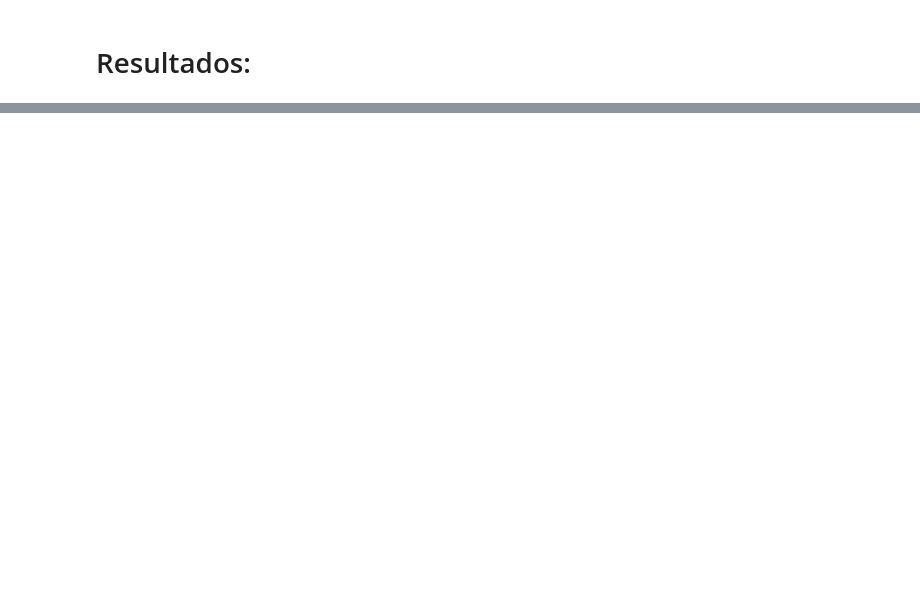
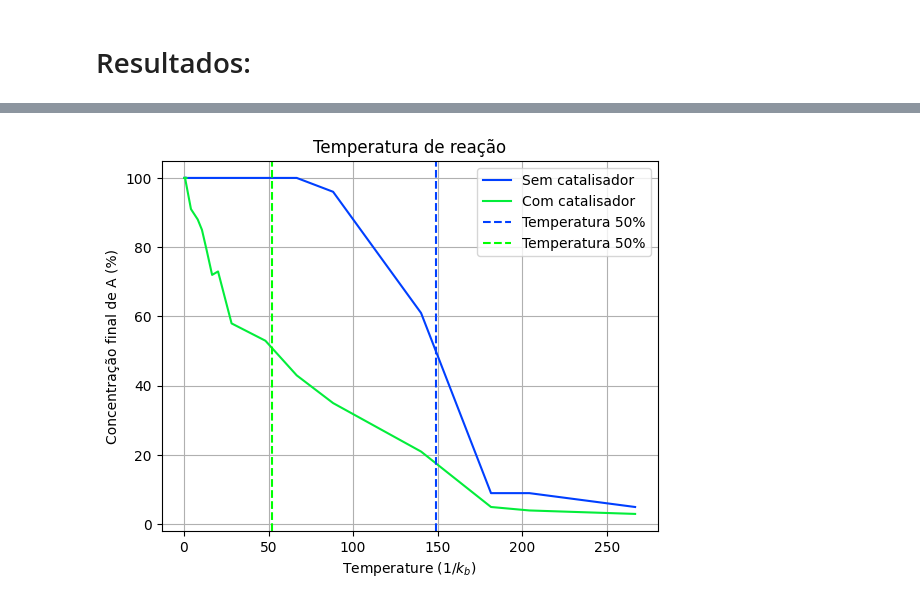
Before and after one commit to isadoramarcondes/Cinetica-Quimica, a Jupyter notebook: Catálise.ipynb, the cells around one changed output, grey strips where cells are left out. Cells and saved outputs as stored; diff of their text form; code cells hidden in the pictures; blank space fills up the shorter version.

```diff
--- a/Catálise.ipynb
+++ b/Catálise.ipynb
@@ -158,0 +316,16 @@ dados.to_csv('resultados/dados_catalise.csv')
+# %%
+fig, ax = plt.subplots(1,1)
+ax.set_xlabel(r'Temperature ($1/k_b$)')
+ax. set_ylabel('Concentração final de A (%)')
+ax.set_title('Temperatura de reação')
+ax.plot(list(T1) + list(0.5*np.array(V_MEDIA)**2/3), list(A_final1)+list(A_final), label = 'Sem catalisador')
+ax.plot(list(T1)+list(0.5*np.array(V_MEDIA)**2/3), list(A_final_cat_1)+list(A_final_cat), label = 'Com catalisador')
+ax.axvline(149, linestyle = '--', label = 'Temperatura 50%')
+
+ax.axvline(52, linestyle = '--', label = 'Temperatura 50%', c = 'lime')
+
+ax.grid('--')
+ax.legend()
+plt.savefig('resultados/temp_catalise.png', dpi = 200)
+# %% [output]
+[figure, added]
```
Also changed, not shown: parts of 17 cells of this notebook, 6 other files.
